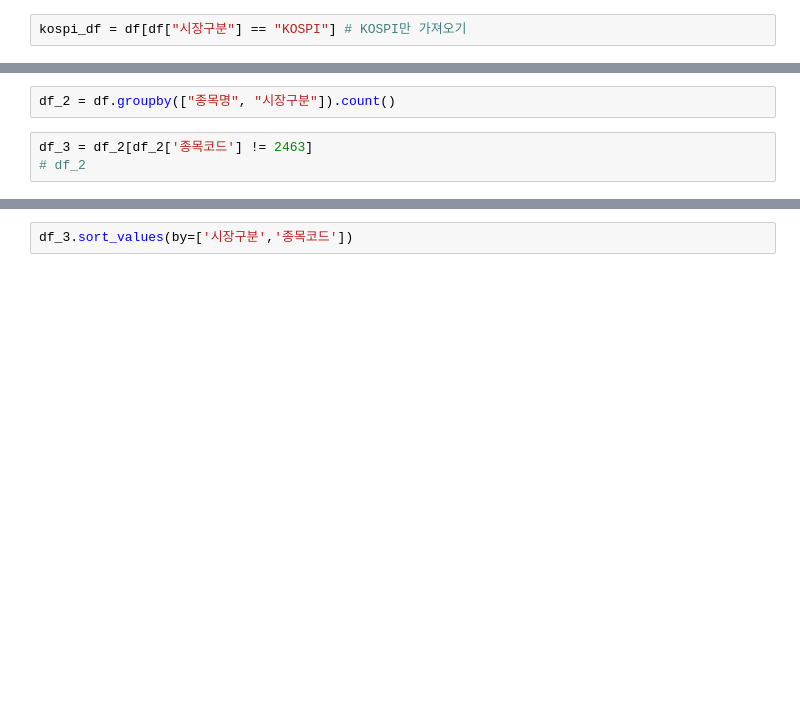
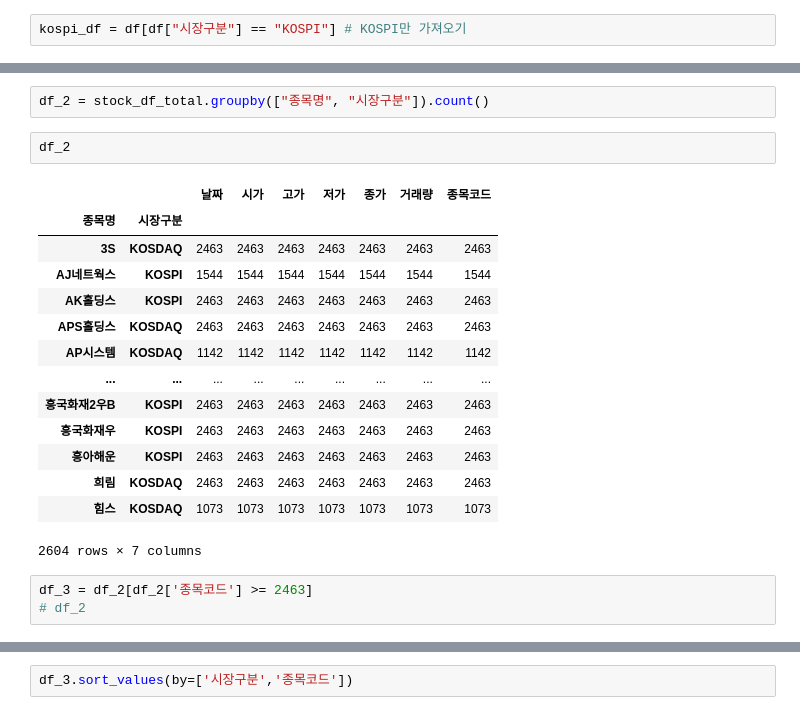
Before and after one commit to choiuikang/study, a Jupyter notebook: stock_check.ipynb, the cells around one changed output, grey strips where cells are left out. Drawn from its saved outputs; the diff is of its cells as text; blank space fills up the shorter version.

```diff
--- a/stock_check.ipynb
+++ b/stock_check.ipynb
@@ -305,9 +253,26 @@ df
 | 5001975 | 2021-12-01 | 8500 | 8990 | 8460 | 8990 | 26666 | 힘스 | 238490 | KOSDAQ |
 5001976 rows × 9 columns
 # %%
-df_2 = df.groupby(["종목명", "시장구분"]).count()
+df_2 = stock_df_total.groupby(["종목명", "시장구분"]).count()
+# %%
+df_2
+# %% [output]
+|  |  | 날짜 | 시가 | 고가 | 저가 | 종가 | 거래량 | 종목코드 |
+| 종목명 | 시장구분 |  |  |  |  |  |  |  |
+| 3S | KOSDAQ | 2463 | 2463 | 2463 | 2463 | 2463 | 2463 | 2463 |
+| AJ네트웍스 | KOSPI | 1544 | 1544 | 1544 | 1544 | 1544 | 1544 | 1544 |
+| AK홀딩스 | KOSPI | 2463 | 2463 | 2463 | 2463 | 2463 | 2463 | 2463 |
+| APS홀딩스 | KOSDAQ | 2463 | 2463 | 2463 | 2463 | 2463 | 2463 | 2463 |
+| AP시스템 | KOSDAQ | 1142 | 1142 | 1142 | 1142 | 1142 | 1142 | 1142 |
+| ... | ... | ... | ... | ... | ... | ... | ... | ... |
+| 흥국화재2우B | KOSPI | 2463 | 2463 | 2463 | 2463 | 2463 | 2463 | 2463 |
+| 흥국화재우 | KOSPI | 2463 | 2463 | 2463 | 2463 | 2463 | 2463 | 2463 |
+| 흥아해운 | KOSPI | 2463 | 2463 | 2463 | 2463 | 2463 | 2463 | 2463 |
+| 희림 | KOSDAQ | 2463 | 2463 | 2463 | 2463 | 2463 | 2463 | 2463 |
+| 힘스 | KOSDAQ | 1073 | 1073 | 1073 | 1073 | 1073 | 1073 | 1073 |
+2604 rows × 7 columns
 # %%
-df_3 = df_2[df_2['종목코드'] != 2463]
+df_3 = df_2[df_2['종목코드'] >= 2463]
 # df_2
 # %%
 df_3
```
Also changed, not shown: parts of 9 cells of this notebook, 1 other file.
